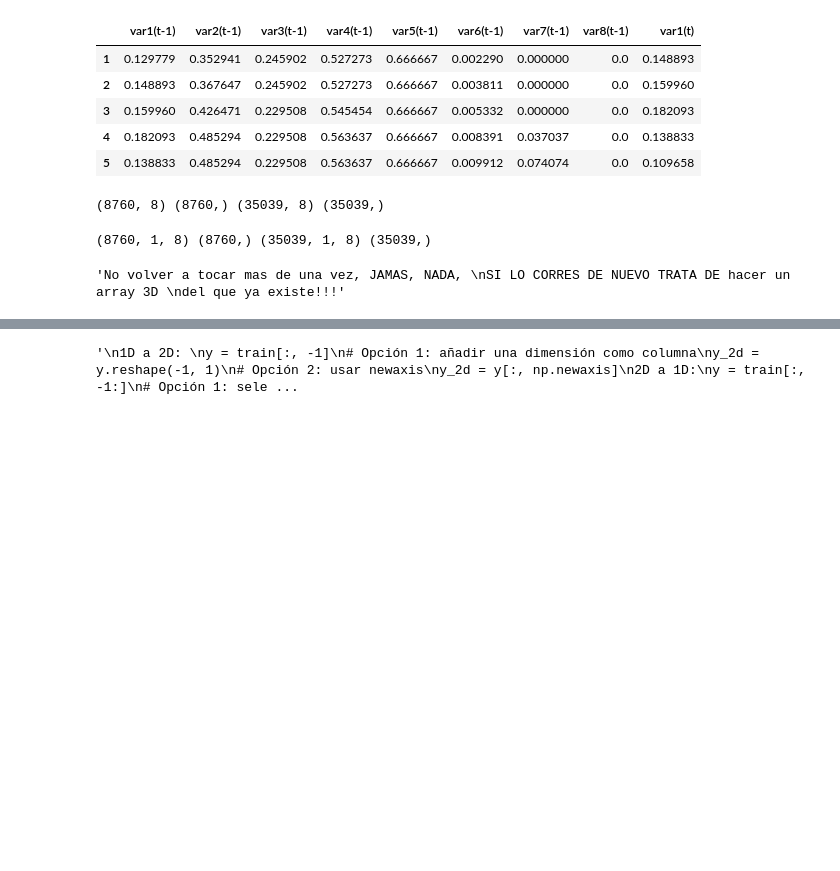
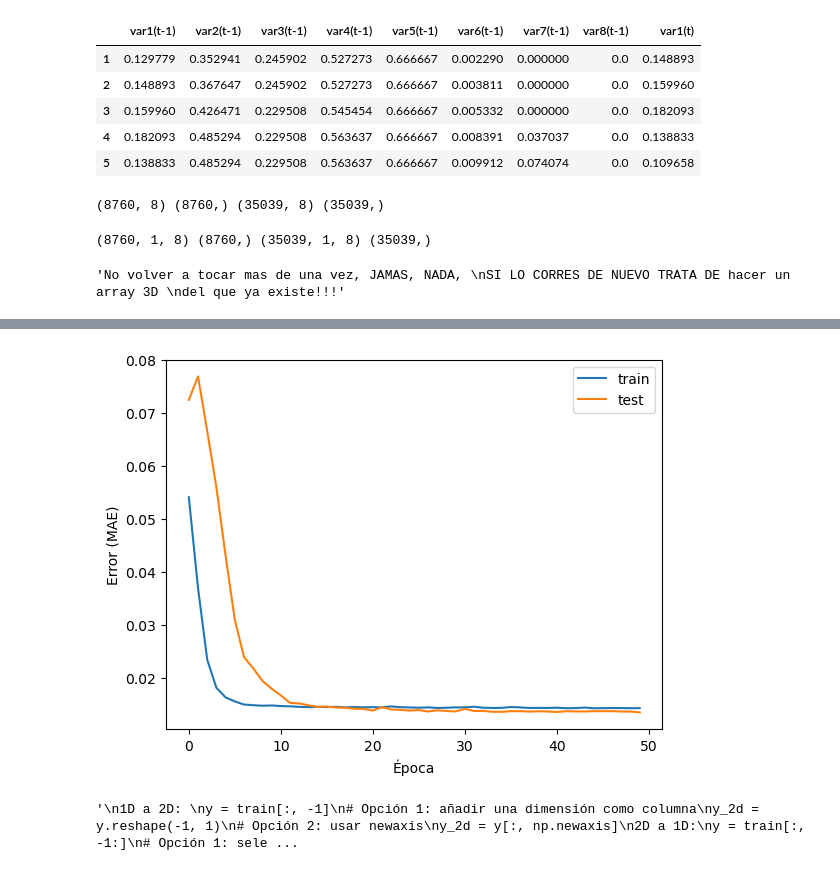
Before and after one commit to Alexis6am/DL_Practice, a Jupyter notebook: Pollution/Ejemplo_Pollution.ipynb, the cells around one changed output, grey strips where cells are left out. Drawn from its saved outputs; the diff is of its cells as text; code cells hidden in the pictures; blank space fills up the shorter version.

Commit message:
Performed LSTM from data of the last 3 hours

```diff
--- a/Pollution/Ejemplo_Pollution.ipynb
+++ b/Pollution/Ejemplo_Pollution.ipynb
@@ -201,12 +203,18 @@ del que ya existe!!!'''
 'No volver a tocar mas de una vez, JAMAS, NADA, \nSI LO CORRES DE NUEVO TRATA DE hacer un array 3D \ndel que ya existe!!!'
 # %%
 from keras.models import Sequential
-from keras.layers import Dense
-from keras.layers import LSTM
+from keras.layers import Input, LSTM, Dense
 #No he revisado nada desde aqui, pero entiendo lo basico, tengo que revisarlo mas y mas.
+#Crea un modelo secuencial, los datos pasan en pila uno despues de otro
 model = Sequential()
-model.add(Input(Shape=(train_X) ))
+#Aqui se necesita saber la forma de cada ejemplo, no de todos los ejemplos, por eso index 1 y 2
+#Cada secuencia que procesarás tiene train_X.shape[1] pasos temporales (timesteps)
+# y train_X.shape[2] variables/características en cada paso
+model.add(Input(shape=(train_X.shape[1], train_X.shape[2])))
+#unidades de memoria
 model.add(LSTM(50))
+#Una neurona de salida
 model.add(Dense(1))
+#loss = Mean Absolute Error y optimizer = Algoritmo que actualiza los pesos de las neuronas
 model.compile(loss='mae', optimizer='adam')
 # %% [output]
@@ -225,3 +254,13 @@ modelo mas de una vez!!!'''
+# %%
+
+plt.plot(history.history['loss'], label='train')
+plt.plot(history.history['val_loss'], label='test')
+plt.xlabel('Época')
+plt.ylabel('Error (MAE)')
+plt.legend()
+plt.show()
+# %% [output]
+[figure, added]
 # %%
 #Ignorar todo esto, solo es un mini formulario
 '''
```
Also changed, not shown: parts of 15 cells of this notebook.
